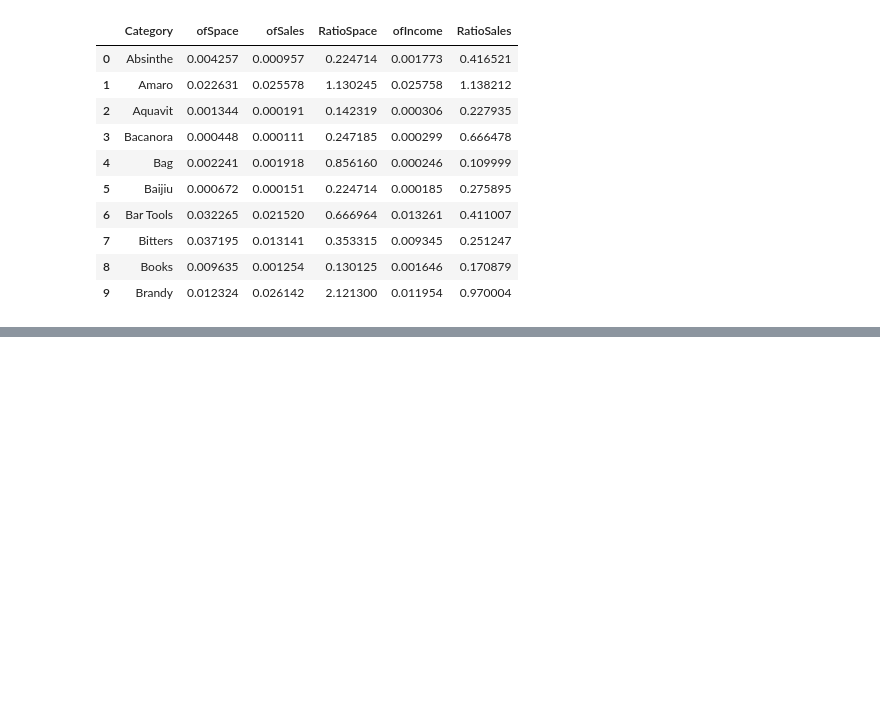
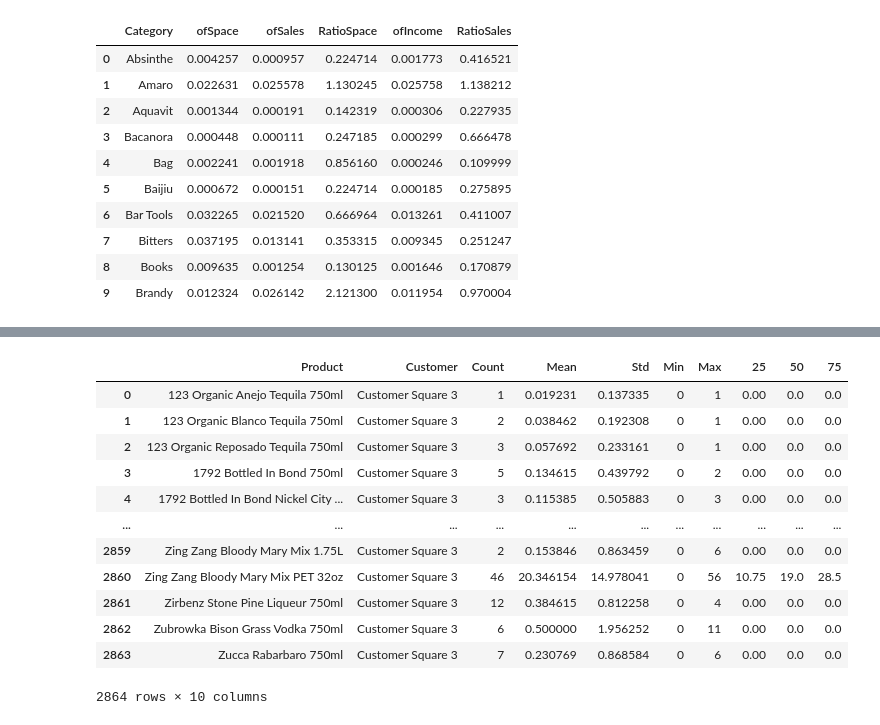
Before and after one commit to TheAgaveFairy/practice, a Jupyter notebook: SbPDetail.ipynb, the cells around one changed output, grey strips where cells are left out. Saved outputs shown, nothing was run; the diff lists cells and outputs as text; code cells hidden in the pictures; blank space fills up the shorter version.

```diff
--- a/SbPDetail.ipynb
+++ b/SbPDetail.ipynb
@@ -371,0 +496,28 @@ yak_investigation.sort_values('Quantity',ascending=False)
+# %%
+pars_ws = ws[ws.Product != 'eGift Card'].groupby(['Product','Week','Customer']).Quantity.sum().reset_index()
+
+gather = []
+for product in pars_ws.Product.unique():
+    qs = pars_ws[(pars_ws.Product == product)].Quantity.to_list()
+    tl = len(qs)#temporary length
+    while len(qs) < 52: # eventually future proof this for any date range given
+        qs.append(0)
+    qs = np.array(qs)
+    gather.append([product,store,tl,qs.mean(),qs.std(),qs.min(),qs.max(),np.percentile(qs,25),np.percentile(qs,50),np.percentile(qs,75)])
+
+par_ws_suggest = pd.DataFrame(gather,columns=['Product','Customer','Count','Mean','Std','Min','Max','25','50','75'])
+par_ws_suggest
+# %% [output]
+|  | Product | Customer | Count | Mean | Std | Min | Max | 25 | 50 | 75 |
+| 0 | 123 Organic Anejo Tequila 750ml | Customer Square 3 | 1 | 0.019231 | 0.137335 | 0 | 1 | 0.00 | 0.0 | 0.0 |
+| 1 | 123 Organic Blanco Tequila 750ml | Customer Square 3 | 2 | 0.038462 | 0.192308 | 0 | 1 | 0.00 | 0.0 | 0.0 |
+| 2 | 123 Organic Reposado Tequila 750ml | Customer Square 3 | 3 | 0.057692 | 0.233161 | 0 | 1 | 0.00 | 0.0 | 0.0 |
+| 3 | 1792 Bottled In Bond 750ml | Customer Square 3 | 5 | 0.134615 | 0.439792 | 0 | 2 | 0.00 | 0.0 | 0.0 |
+| 4 | 1792 Bottled In Bond Nickel City ... | Customer Square 3 | 3 | 0.115385 | 0.505883 | 0 | 3 | 0.00 | 0.0 | 0.0 |
+| ... | ... | ... | ... | ... | ... | ... | ... | ... | ... | ... |
+| 2859 | Zing Zang Bloody Mary Mix 1.75L | Customer Square 3 | 2 | 0.153846 | 0.863459 | 0 | 6 | 0.00 | 0.0 | 0.0 |
+| 2860 | Zing Zang Bloody Mary Mix PET 32oz | Customer Square 3 | 46 | 20.346154 | 14.978041 | 0 | 56 | 10.75 | 19.0 | 28.5 |
+| 2861 | Zirbenz Stone Pine Liqueur 750ml | Customer Square 3 | 12 | 0.384615 | 0.812258 | 0 | 4 | 0.00 | 0.0 | 0.0 |
+| 2862 | Zubrowka Bison Grass Vodka 750ml | Customer Square 3 | 6 | 0.500000 | 1.956252 | 0 | 11 | 0.00 | 0.0 | 0.0 |
+| 2863 | Zucca Rabarbaro 750ml | Customer Square 3 | 7 | 0.230769 | 0.868584 | 0 | 6 | 0.00 | 0.0 | 0.0 |
+2864 rows × 10 columns
```
Also changed, not shown: parts of 14 cells of this notebook, 6 other files.
